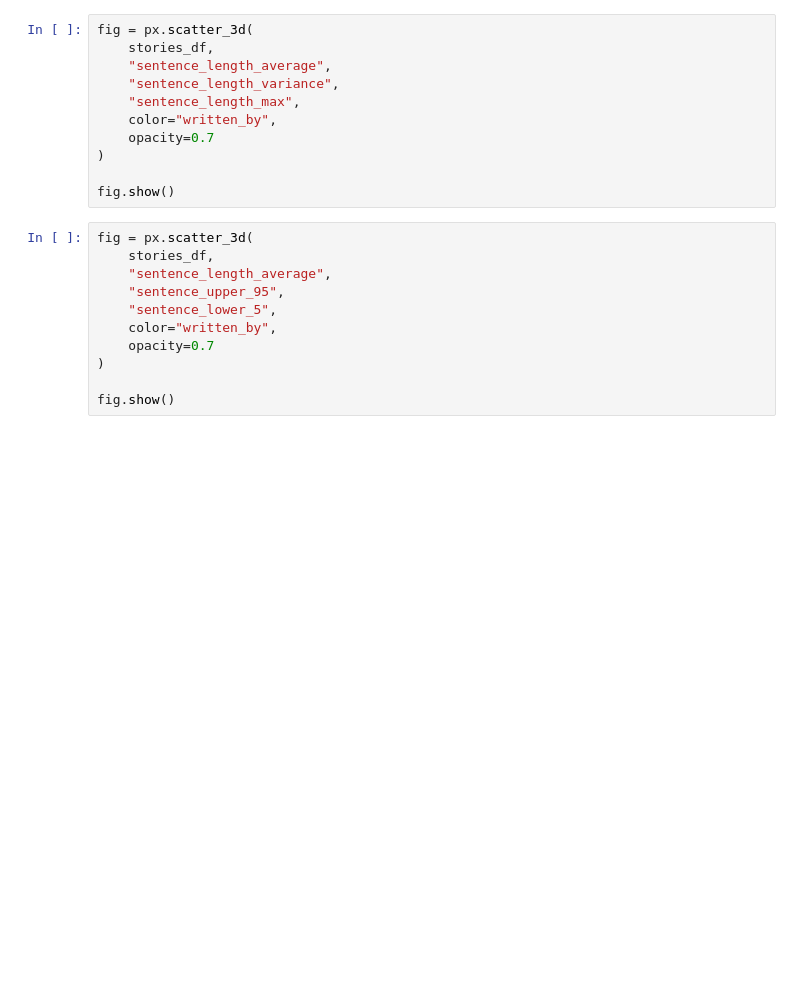
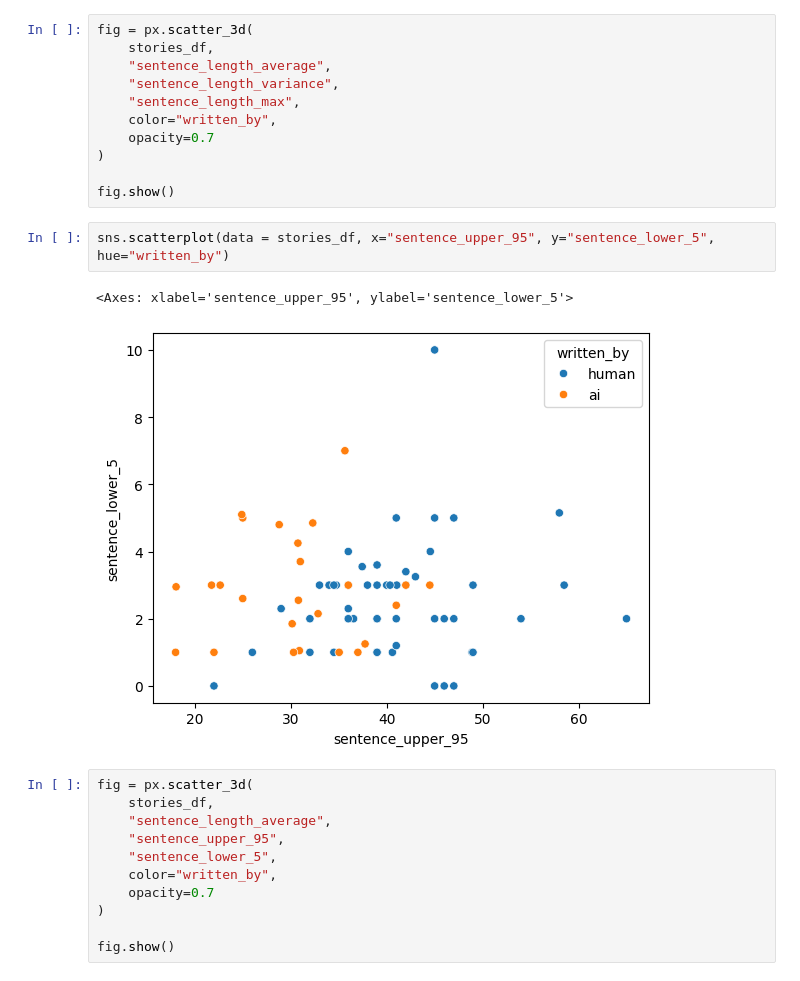
Before and after one commit to tomneisel/ai-written-story-recognition, a Jupyter notebook: notebooks/human_ai_comparison.ipynb, the cells around one changed output. Cells and saved outputs as stored; diff of their text form; blank space fills up the shorter version.

Commit message:
added plot for quantile differences between human and ai stories

```diff
--- a/notebooks/human_ai_comparison.ipynb
+++ b/notebooks/human_ai_comparison.ipynb
@@ -38,6 +38,11 @@ fig = px.scatter_3d(
 )
 
 fig.show()
+# %%
+sns.scatterplot(data = stories_df, x="sentence_upper_95", y="sentence_lower_5", hue="written_by")
+# %% [output]
+<Axes: xlabel='sentence_upper_95', ylabel='sentence_lower_5'>
+[figure, added]
 # %%
 fig = px.scatter_3d(
     stories_df,
```
